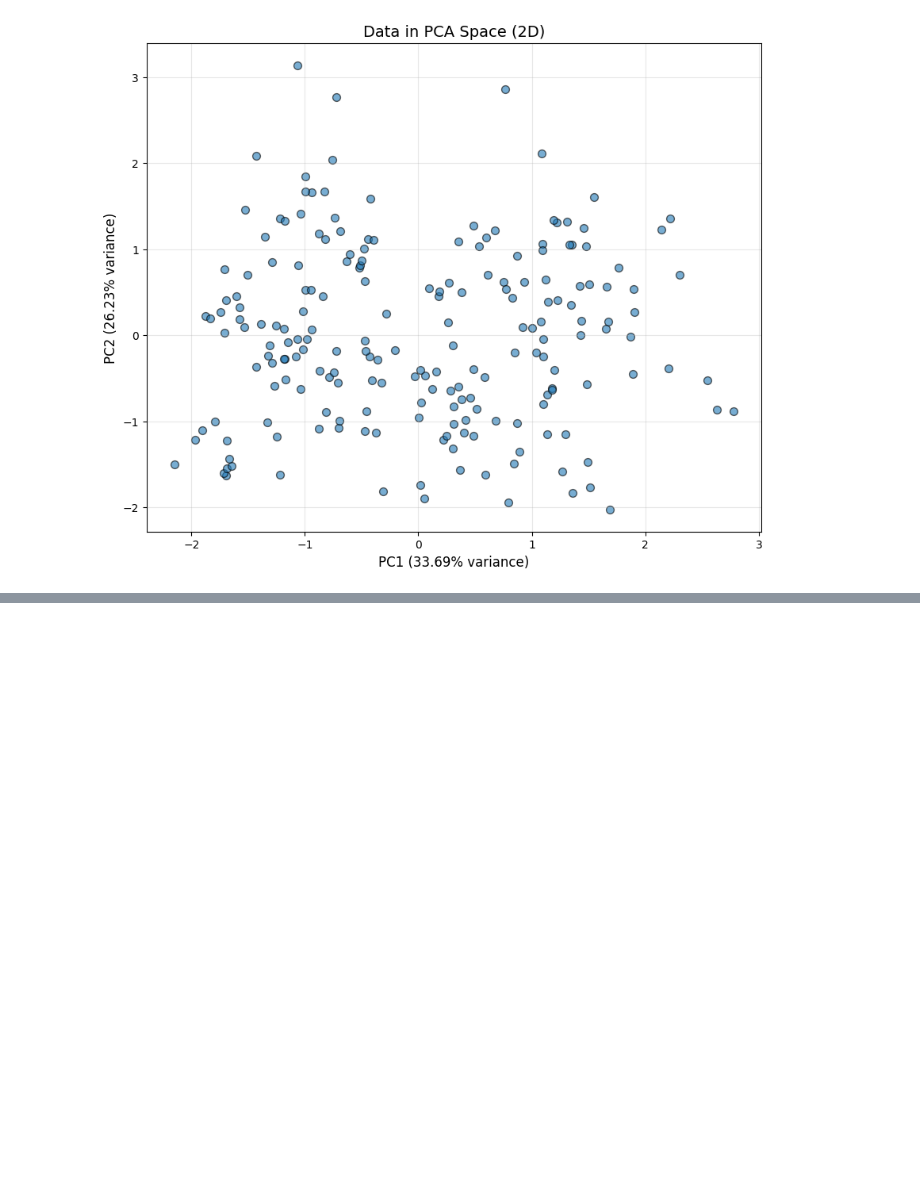
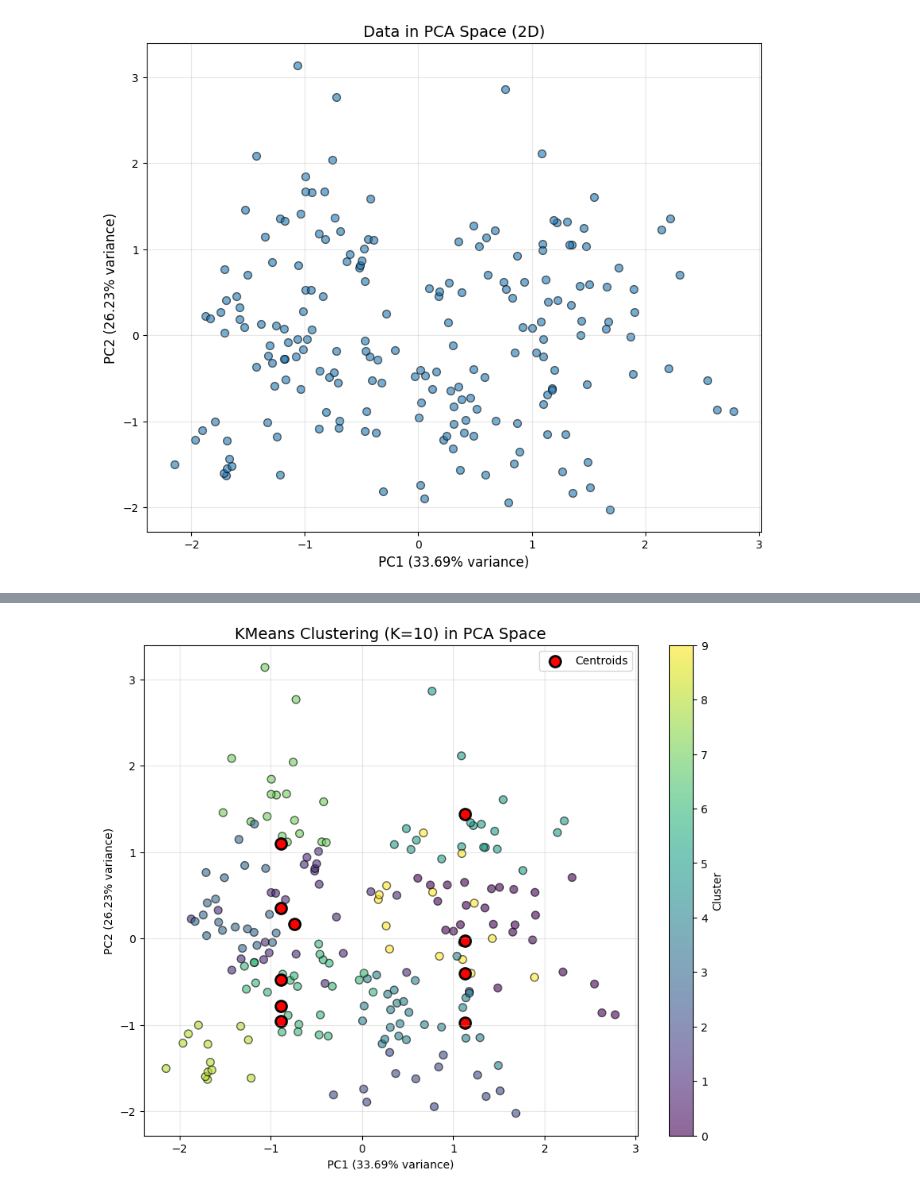
Before and after one commit to ihamydreza/FIS4041, a Jupyter notebook: Q2/Q2.ipynb, the cells around one changed output, grey strips where cells are left out. Drawn from its saved outputs; the diff is of its cells as text; code cells hidden in the pictures; blank space fills up the shorter version.

```diff
--- a/Q2/Q2.ipynb
+++ b/Q2/Q2.ipynb
@@ -84,11 +84,11 @@ X = df[features].values
 
 # StandardScaler
 scaler = StandardScaler()
-X_scales = scaler.fit_transform(X)
+X_scaled = scaler.fit_transform(X)
 
 # Apply 2D PCA
 pca = PCA(n_components=2, random_state=33)
-X_pca = pca.fit_transform(X_scales)
+X_pca = pca.fit_transform(X_scaled)
 
 print(f" Proportion of variance explained by PC1: {pca.explained_variance_ratio_[0]:.4f}")
 print(f" Proportion of variance explained by PC2: {pca.explained_variance_ratio_[1]:.4f}")
@@ -114,0 +117,5 @@ plt.show()
+# %%
+# k list
+k_values = range(2, 11)
+inertias = []
+silhouettes = []
@@ -114,0 +178,20 @@ plt.show()
+# %%
+# نمایش نتایج KMeans با بهترین K
+kmeans_best = KMeans(n_clusters=best_k, random_state=42, n_init=10)
+labels_best = kmeans_best.fit_predict(X_scaled)
+
+plt.figure(figsize=(10, 8))
+scatter = plt.scatter(X_pca[:, 0], X_pca[:, 1], c=labels_best,
+                     cmap='viridis', alpha=0.6, s=50, edgecolor='k')
+plt.scatter(kmeans_best.cluster_centers_[:, 0], kmeans_best.cluster_centers_[:, 1],
+           c='red', marker='o', s=100, edgecolor='black', linewidth=2, label='Centroids')
+plt.xlabel(f'PC1 ({pca.explained_variance_ratio_[0]:.2%} variance)')
+plt.ylabel(f'PC2 ({pca.explained_variance_ratio_[1]:.2%} variance)')
+plt.title(f'KMeans Clustering (K={best_k}) in PCA Space', fontsize=14)
+plt.colorbar(scatter, label='Cluster')
+plt.legend()
+plt.grid(True, alpha=0.3)
+plt.savefig('kmeans_best_pca.png', dpi=300, bbox_inches='tight')
+plt.show()
+# %% [output]
+[figure, added]
```
Also changed, not shown: parts of 3 cells of this notebook.
